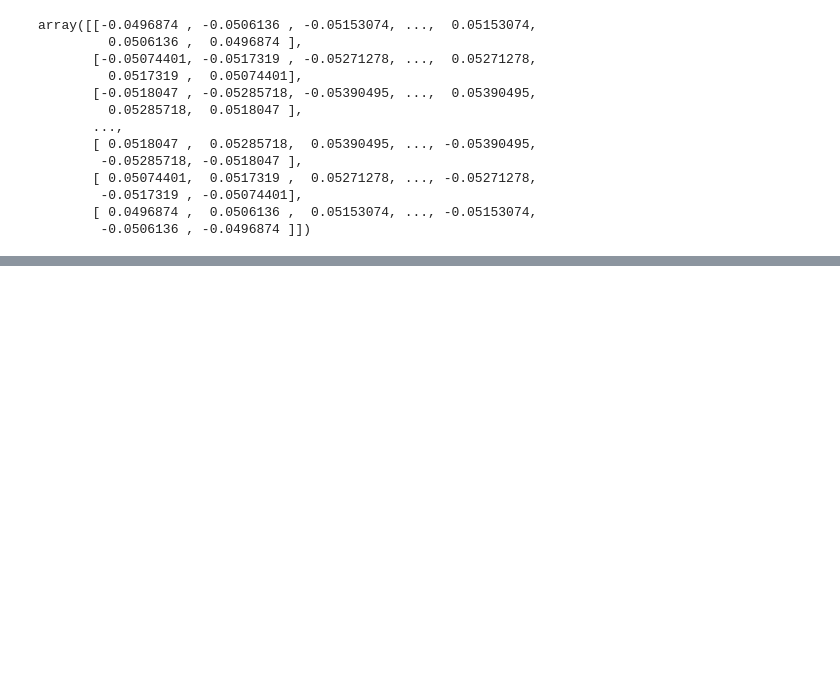
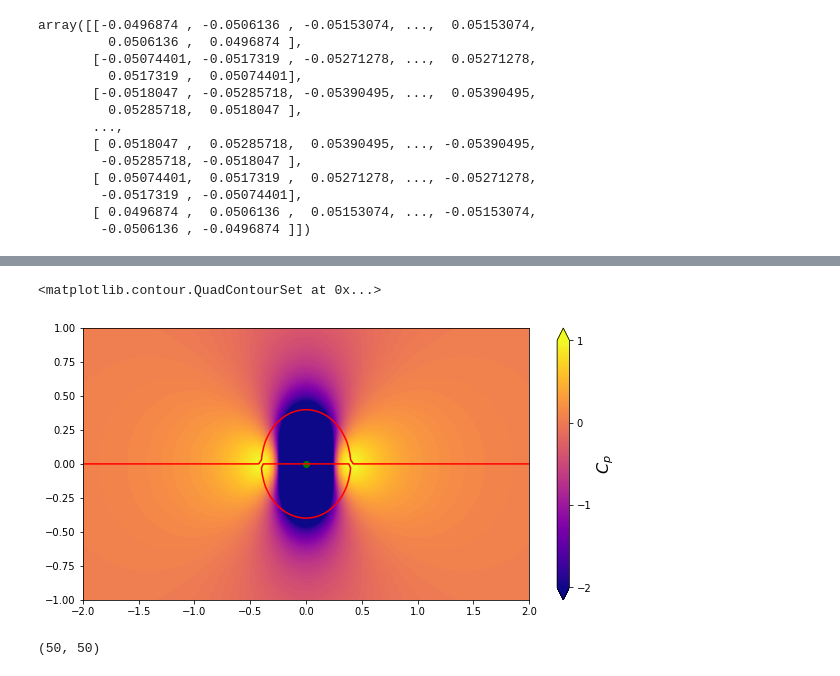
Before and after one commit to djpalumbo18/mae6226, a Jupyter notebook: Class_Source_Sink_exercise.ipynb, the cells around one changed output, grey strips where cells are left out. Cells and saved outputs as stored; diff of their text form; code cells hidden in the pictures; blank space fills up the shorter version.

```diff
--- a/Class_Source_Sink_exercise.ipynb
+++ b/Class_Source_Sink_exercise.ipynb
@@ -322,0 +399,20 @@ array([[-0.0496874 , -0.0506136 , -0.05153074, ...,  0.05153074,
+# %%
+plt.figure(figsize=(width,height))
+plt.xlim(x_start,x_end)
+plt.ylim(y_start,y_end)
+
+cp = 1.0 - (u**2 + v**2) / u_inf**2
+
+contf = plt.contourf(X, Y, cp, levels = np.linspace(-2.0,1.0,100),extend='both',cmap = 'plasma')
+cbar = plt.colorbar(contf)
+cbar.set_label('$C_p$', fontsize=16)
+cbar.set_ticks([-2.0, -1.0, 0.0, 1.0])
+plt.scatter(x_doublet, y_doublet,color = 'green')
+plt.contour(X, Y, psi, levels=[0.], colors = 'red')
+# %% [output]
+<matplotlib.contour.QuadContourSet at 0x...>
+[figure, added]
+# %%
+np.shape(X)
+# %% [output]
+(50, 50)
```
Also changed, not shown: parts of 8 cells of this notebook.
